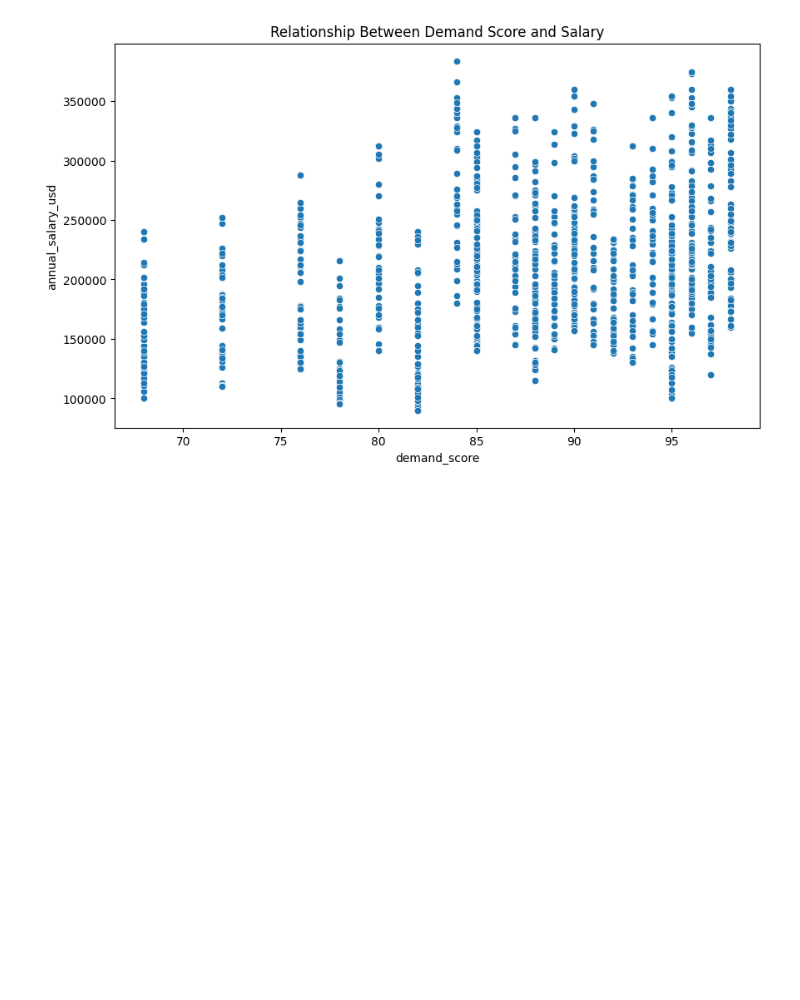
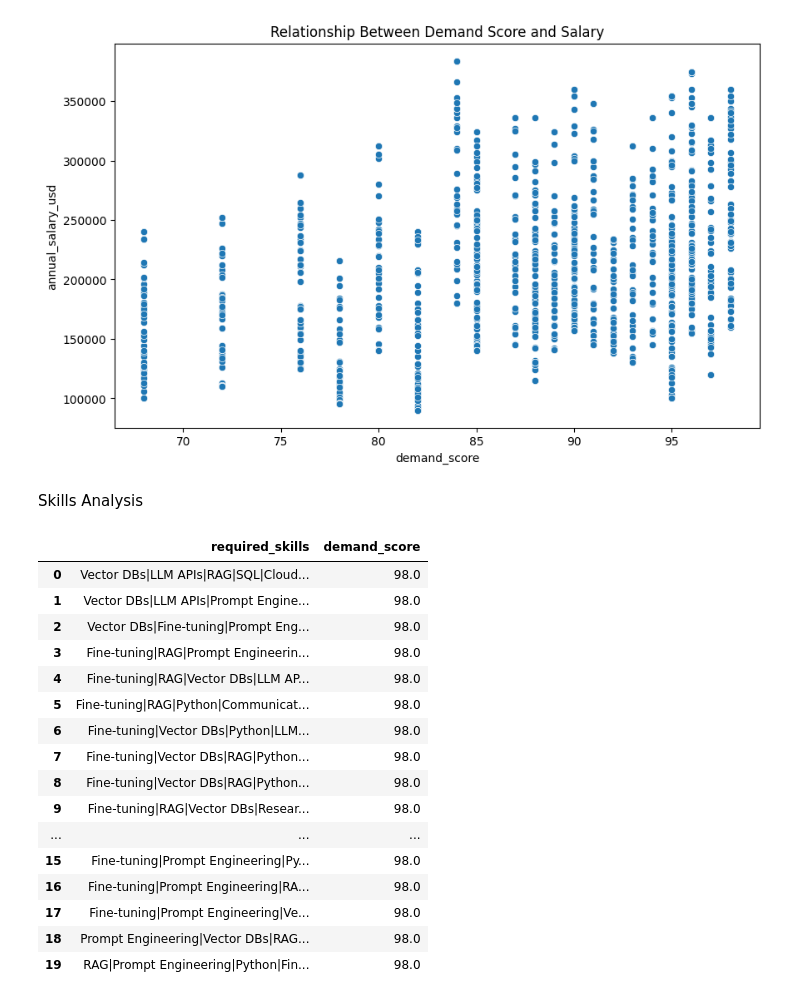
Before and after one commit to ShlokGadhave/AI-Career-Market-Insights, a Jupyter notebook: main.ipynb, the cells around one changed output. Cells and saved outputs as stored; diff of their text form; code cells hidden in the pictures; blank space fills up the shorter version.

```diff
--- a/main.ipynb
+++ b/main.ipynb
@@ -933,3 +933,27 @@ plt.title('Relationship Between Demand Score and Salary')
 # %% [output]
 Text(0.5, 1.0, 'Relationship Between Demand Score and Salary')
 [figure]
+# %% [markdown]
+Skills Analysis
+# %%
+# Top 20 most required skills
+most_skills=df.groupby('required_skills')['demand_score'].mean().sort_values(ascending=False).reset_index()
+most_skills.head(20)
+# %% [output]
+|  | required_skills | demand_score |
+| 0 | Vector DBs|LLM APIs|RAG|SQL|Cloud... | 98.0 |
+| 1 | Vector DBs|LLM APIs|Prompt Engine... | 98.0 |
+| 2 | Vector DBs|Fine-tuning|Prompt Eng... | 98.0 |
+| 3 | Fine-tuning|RAG|Prompt Engineerin... | 98.0 |
+| 4 | Fine-tuning|RAG|Vector DBs|LLM AP... | 98.0 |
+| 5 | Fine-tuning|RAG|Python|Communicat... | 98.0 |
+| 6 | Fine-tuning|Vector DBs|Python|LLM... | 98.0 |
+| 7 | Fine-tuning|Vector DBs|RAG|Python... | 98.0 |
+| 8 | Fine-tuning|Vector DBs|RAG|Python... | 98.0 |
+| 9 | Fine-tuning|RAG|Vector DBs|Resear... | 98.0 |
+| ... | ... | ... |
+| 15 | Fine-tuning|Prompt Engineering|Py... | 98.0 |
+| 16 | Fine-tuning|Prompt Engineering|RA... | 98.0 |
+| 17 | Fine-tuning|Prompt Engineering|Ve... | 98.0 |
+| 18 | Prompt Engineering|Vector DBs|RAG... | 98.0 |
+| 19 | RAG|Prompt Engineering|Python|Fin... | 98.0 |
```
Also changed, not shown: parts of 11 cells of this notebook.
